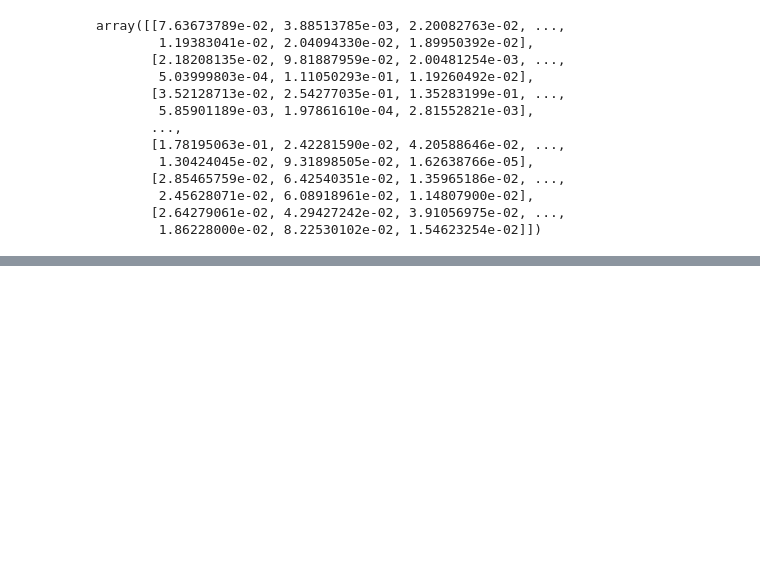
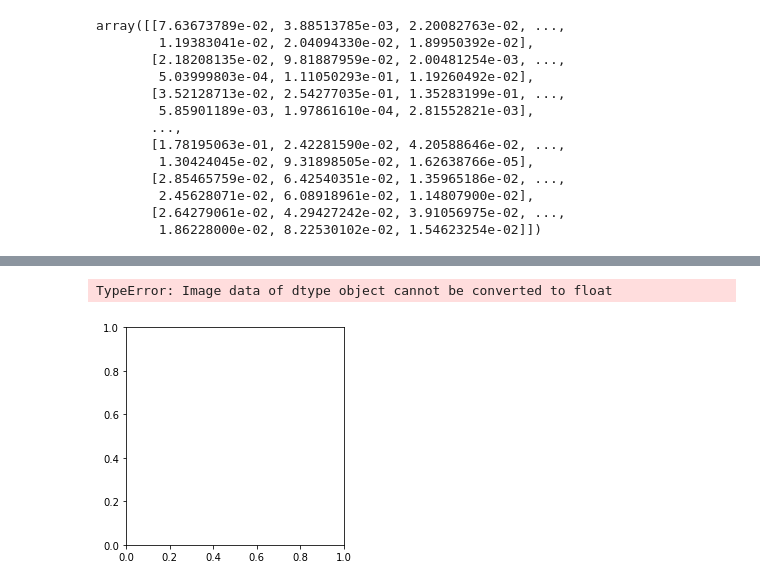
Before and after one commit to lodovicoazzini/unboxer, a Jupyter notebook: playground/random.ipynb, the cells around one changed output, grey strips where cells are left out. Cells and saved outputs as stored; diff of their text form; code cells hidden in the pictures; blank space fills up the shorter version.

```diff
--- a/playground/random.ipynb
+++ b/playground/random.ipynb
@@ -108,0 +289,5 @@ def cluster_heatmaps(distance_matrix: np.array, clusters: list=None) -> np.array
+# %%
+plt.imshow(fig1)
+# %% [output]
+TypeError: Image data of dtype object cannot be converted to float
+[figure, added]
```
Also changed, not shown: parts of 14 cells of this notebook, 9 other files.
